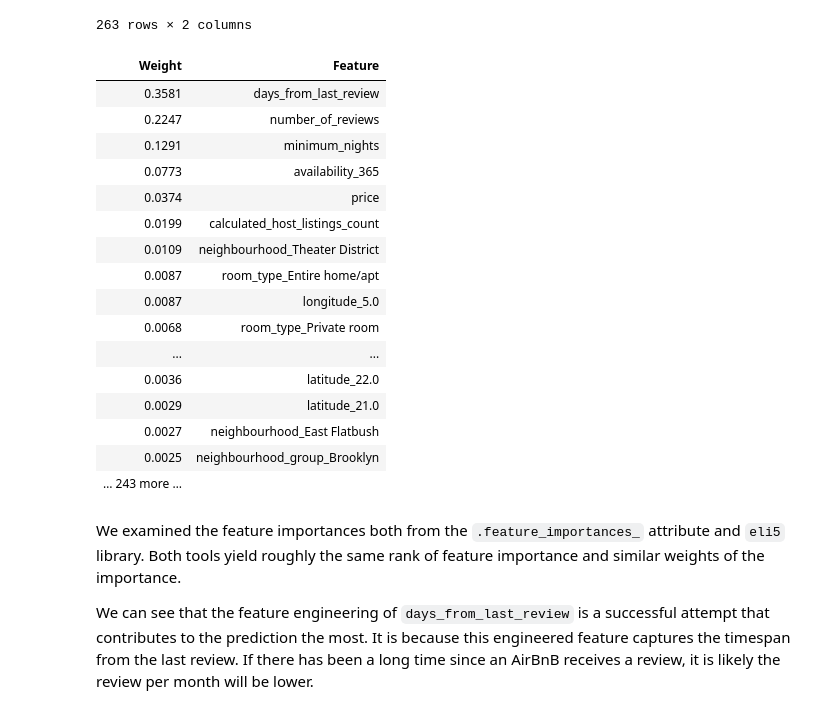
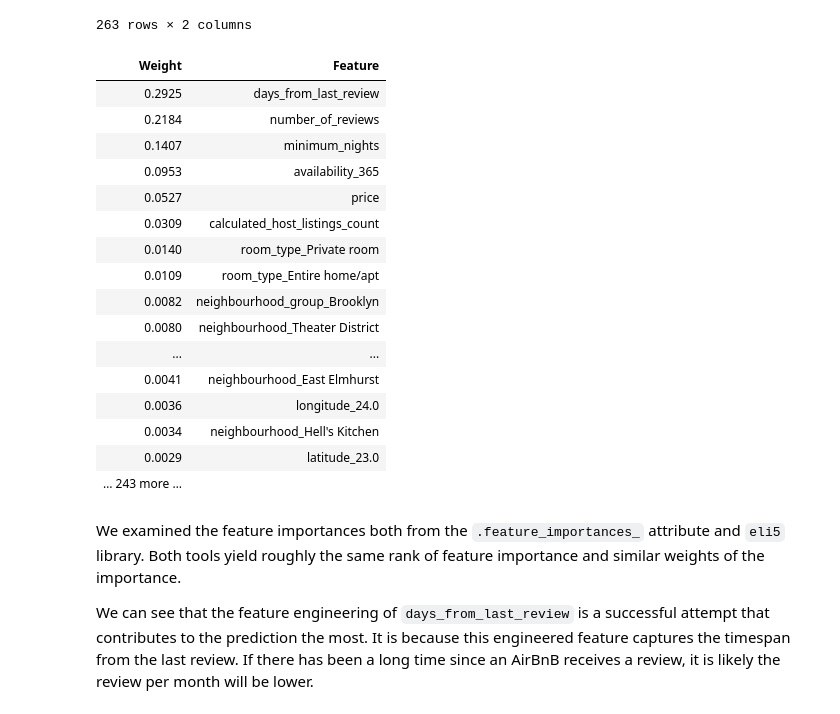
Before and after one commit to UBC-MDS/AirBNB_Luke_HanChen_573lab4, a Jupyter notebook: lab4.ipynb, the cells around one changed output. Drawn from its saved outputs; the diff is of its cells as text; code cells hidden in the pictures.

```diff
--- a/lab4.ipynb
+++ b/lab4.ipynb
@@ -852,25 +836,30 @@ pd.DataFrame({"Feature": feature_names, "Feature Importance": feat_importance}).
 # %%
 import eli5
 
+pipe_cat = make_pipeline(preprocessor, CatBoostRegressor(verbose=False,
+                                                         max_depth=9,
+                                                         learning_rate=0.03,
+                                                         random_state=573))
+
 pipe_cat.fit(X_train, y_train)
 eli5.explain_weights(pipe_cat.named_steps["catboostregressor"], feature_names=feature_names)
 # %% [output]
 | Weight | Feature |
-| 0.3581 | days_from_last_review |
-| 0.2247 | number_of_reviews |
-| 0.1291 | minimum_nights |
-| 0.0773 | availability_365 |
-| 0.0374 | price |
-| 0.0199 | calculated_host_listings_count |
-| 0.0109 | neighbourhood_Theater District |
-| 0.0087 | room_type_Entire home/apt |
-| 0.0087 | longitude_5.0 |
-| 0.0068 | room_type_Private room |
+| 0.2925 | days_from_last_review |
+| 0.2184 | number_of_reviews |
+| 0.1407 | minimum_nights |
+| 0.0953 | availability_365 |
+| 0.0527 | price |
+| 0.0309 | calculated_host_listings_count |
+| 0.0140 | room_type_Private room |
+| 0.0109 | room_type_Entire home/apt |
+| 0.0082 | neighbourhood_group_Brooklyn |
+| 0.0080 | neighbourhood_Theater District |
 | ... | ... |
-| 0.0036 | latitude_22.0 |
-| 0.0029 | latitude_21.0 |
-| 0.0027 | neighbourhood_East Flatbush |
-| 0.0025 | neighbourhood_group_Brooklyn |
+| 0.0041 | neighbourhood_East Elmhurst |
+| 0.0036 | longitude_24.0 |
+| 0.0034 | neighbourhood_Hell's Kitchen |
+| 0.0029 | latitude_23.0 |
 | … 243 more … |  |
 # %% [markdown]
 We examined the feature importances both from the `.feature_importances_` attribute and `eli5` library. Both tools yield roughly the same rank of feature importance and similar weights of the importance.
```
Also changed, not shown: parts of 10 cells of this notebook, 6 other files.
